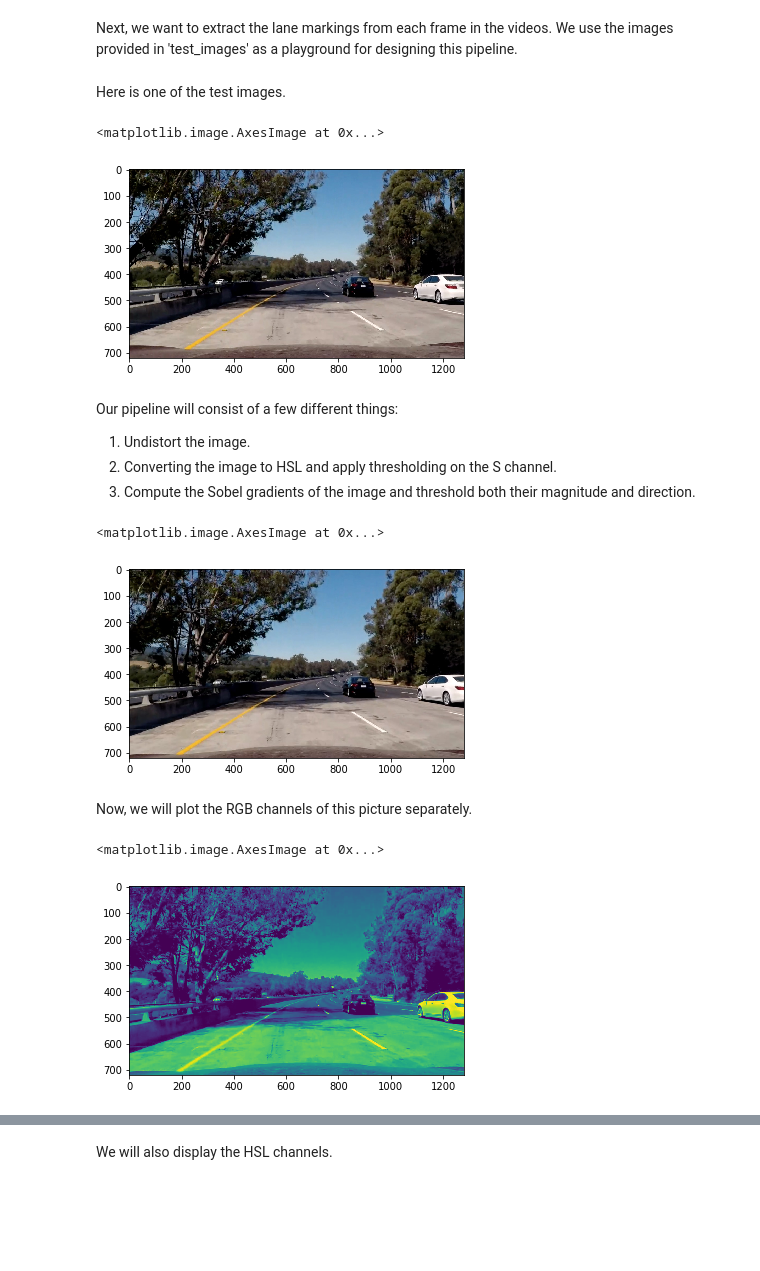
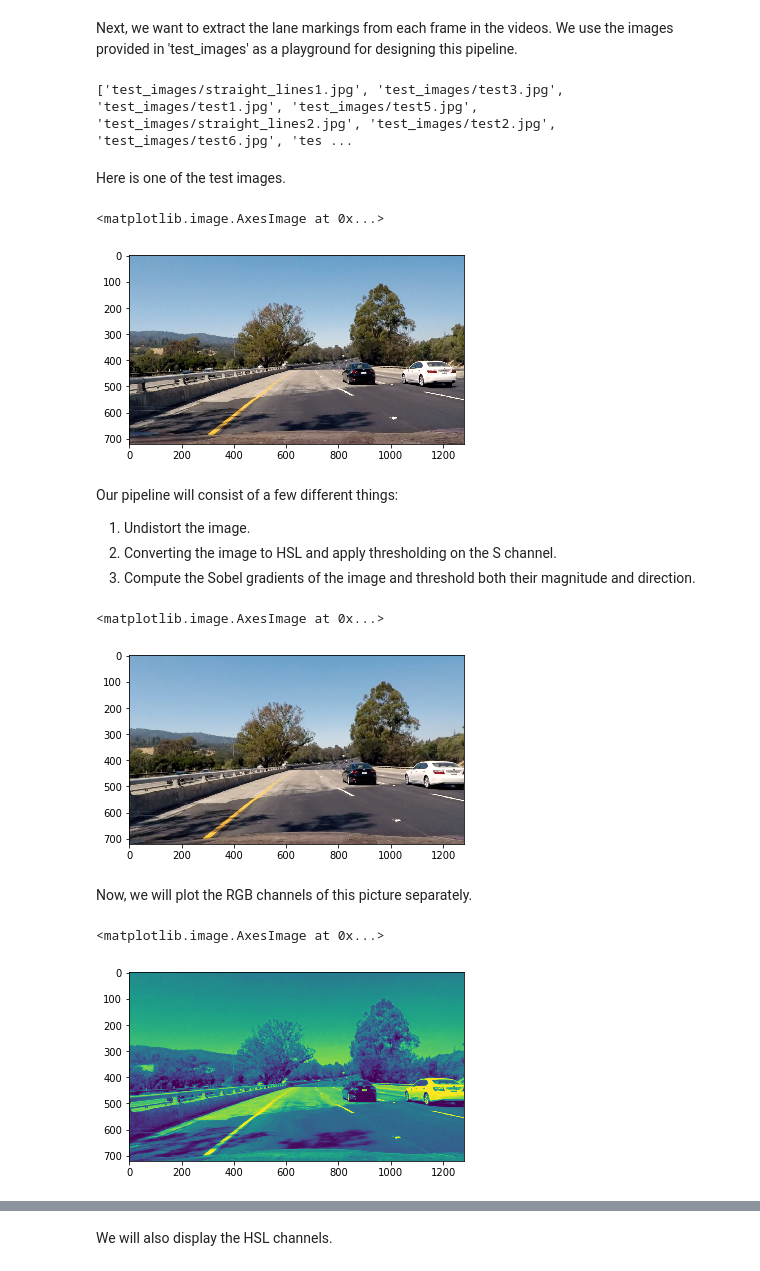
Before and after one commit to joaospinto/CarND-Advanced-Lane-Lines, a Jupyter notebook: Advanced Lane Lines (JSP).ipynb, the cells around one changed output, grey strips where cells are left out. Saved outputs shown, nothing was run; the diff lists cells and outputs as text; code cells hidden in the pictures; blank space fills up the shorter version.

```diff
--- a/Advanced Lane Lines (JSP).ipynb
+++ b/Advanced Lane Lines (JSP).ipynb
@@ -58,14 +58,17 @@ Next, we want to extract the lane markings from each frame in the videos. We use
 # %%
 img_dir = 'test_images'
 test_images = [os.path.join(img_dir, x) for x in os.listdir(img_dir)]
+print(test_images)
+# %% [output]
+['test_images/straight_lines1.jpg', 'test_images/test3.jpg', 'test_images/test1.jpg', 'test_images/test5.jpg', 'test_images/straight_lines2.jpg', 'test_images/test2.jpg', 'test_images/test6.jpg', 'tes ...
 # %% [markdown]
 Here is one of the test images.
 # %%
-img = plt.imread(test_images[3])
+img = plt.imread(test_images[7]) # previously test_images[3]
 plt.imshow(img)
 # %% [output]
 <matplotlib.image.AxesImage at 0x...>
-[figure, old version]
+[figure, new version]
 # %% [markdown]
 Our pipeline will consist of a few different things:
 1) Undistort the image.
@@ -76,7 +79,7 @@ undistorted_img = cv2.undistort(img, mtx, dist, None, mtx)
 plt.imshow(undistorted_img)
 # %% [output]
 <matplotlib.image.AxesImage at 0x...>
-[figure, old version]
+[figure, new version]
 # %% [markdown]
 Now, we will plot the RGB channels of this picture separately.
 # %%
@@ -87,7 +90,7 @@ B = undistorted_img[:,:,2]
 plt.imshow(R)
 # %% [output]
 <matplotlib.image.AxesImage at 0x...>
-[figure, old version]
+[figure, new version]
 # %%
 plt.imshow(G)
 # %% [output]
```
Also changed, not shown: parts of 37 cells of this notebook.
